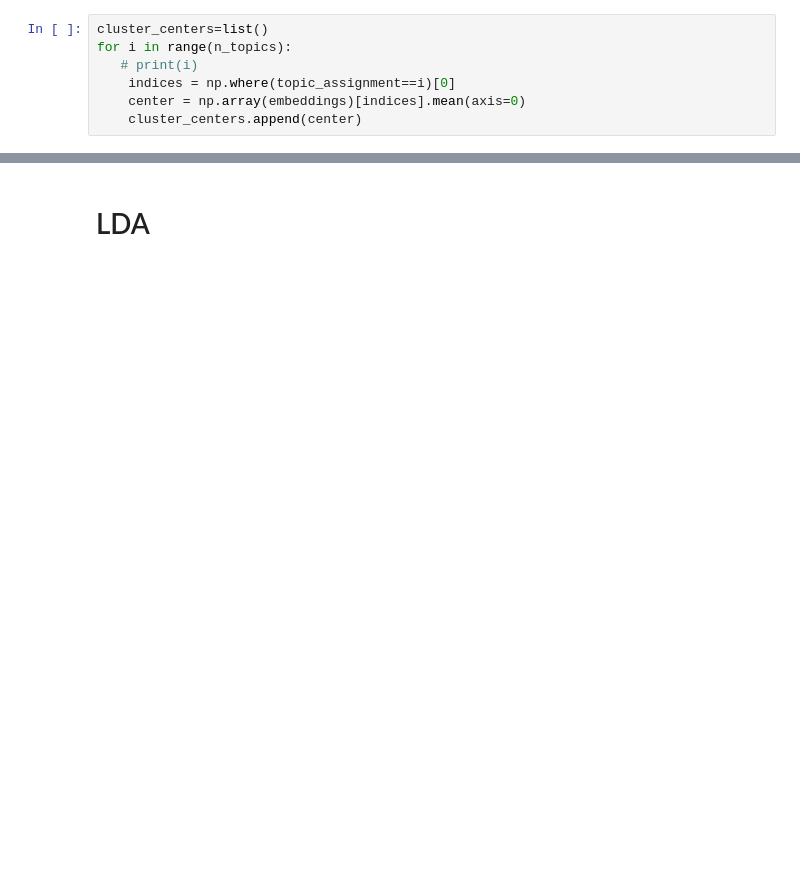
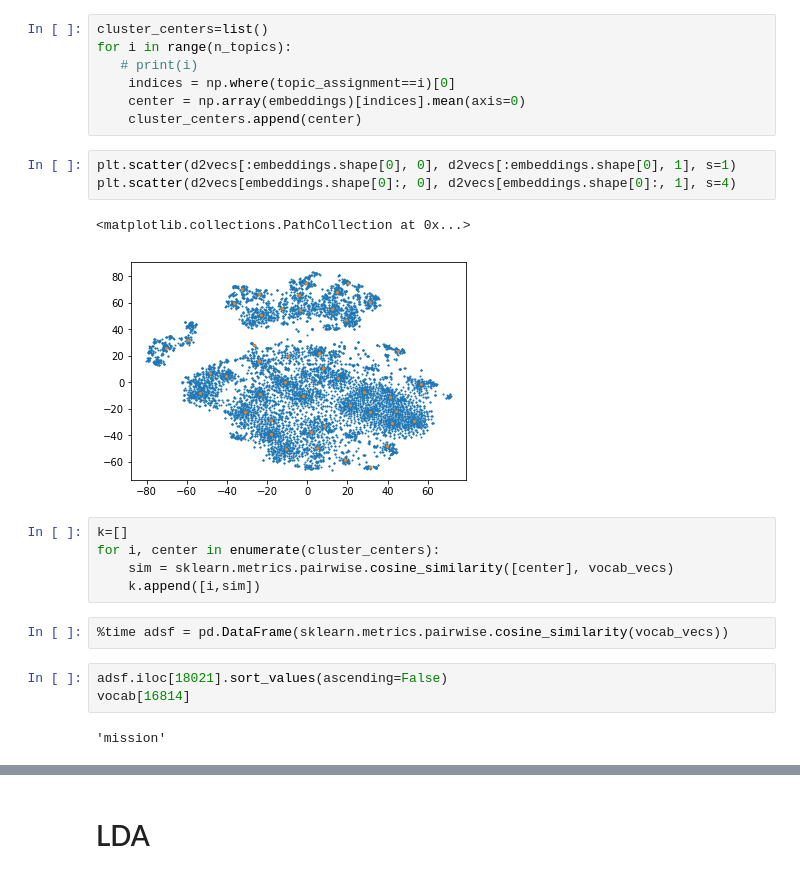
Before and after one commit to davidlenz/pvtm, a Jupyter notebook: 20_newsgroup.ipynb, the cells around one changed output, grey strips where cells are left out. Drawn from its saved outputs; the diff is of its cells as text; blank space fills up the shorter version.

```diff
--- a/20_newsgroup.ipynb
+++ b/20_newsgroup.ipynb
@@ -94,6 +147,24 @@ for i in range(n_topics):
     indices = np.where(topic_assignment==i)[0]
     center = np.array(embeddings)[indices].mean(axis=0)
     cluster_centers.append(center)
+# %%
+plt.scatter(d2vecs[:embeddings.shape[0], 0], d2vecs[:embeddings.shape[0], 1], s=1)
+plt.scatter(d2vecs[embeddings.shape[0]:, 0], d2vecs[embeddings.shape[0]:, 1], s=4)
+# %% [output]
+<matplotlib.collections.PathCollection at 0x...>
+[figure, added]
+# %%
+k=[]
+for i, center in enumerate(cluster_centers):
+    sim = sklearn.metrics.pairwise.cosine_similarity([center], vocab_vecs)
+    k.append([i,sim])
+# %%
+%time adsf = pd.DataFrame(sklearn.metrics.pairwise.cosine_similarity(vocab_vecs))
+# %%
+adsf.iloc[18021].sort_values(ascending=False)
+vocab[16814]
+# %% [output]
+'mission'
 # %%
 # Choose topic number and number of words should be used for the word cloud
 topic_number= 7
```
Also changed, not shown: parts of 18 cells of this notebook.
